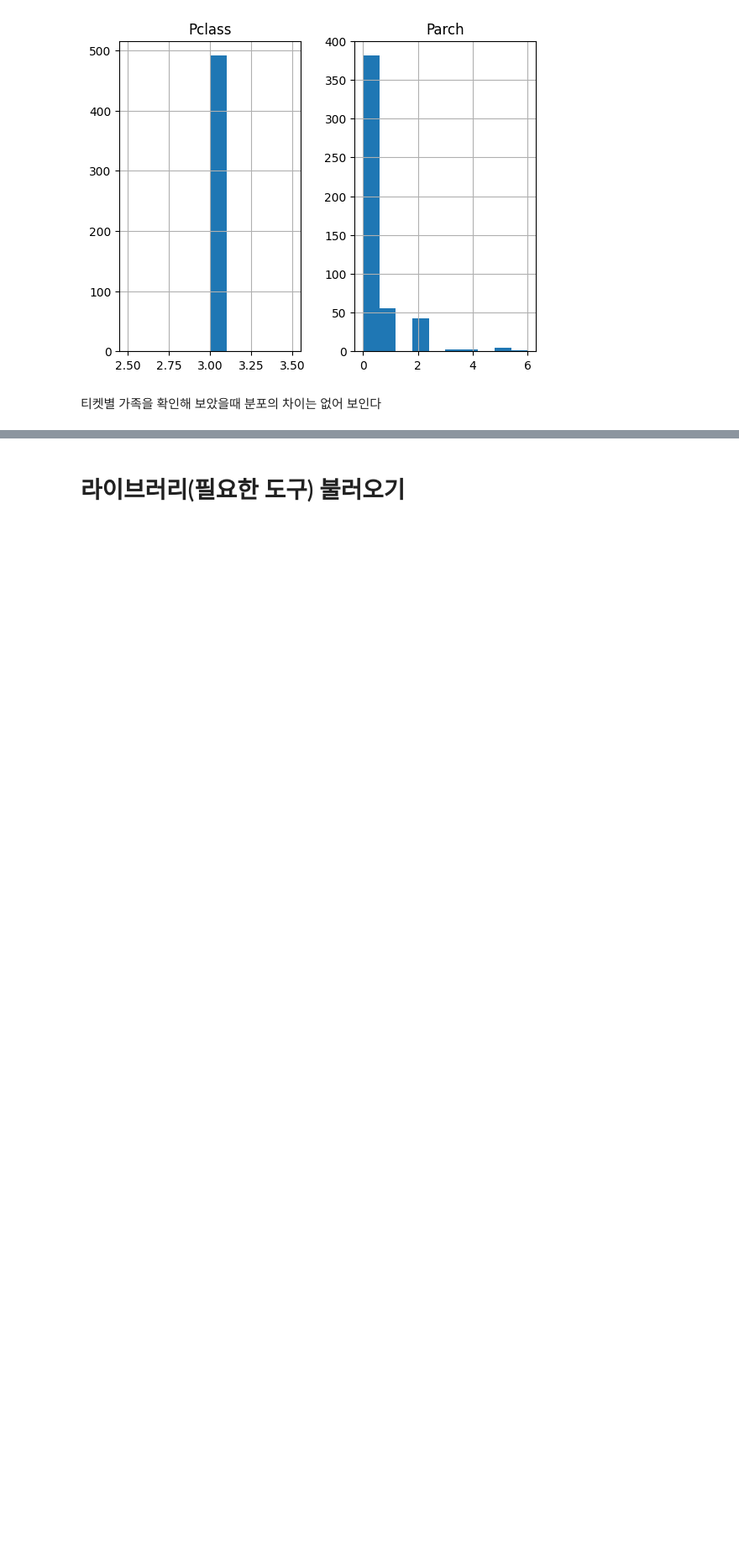
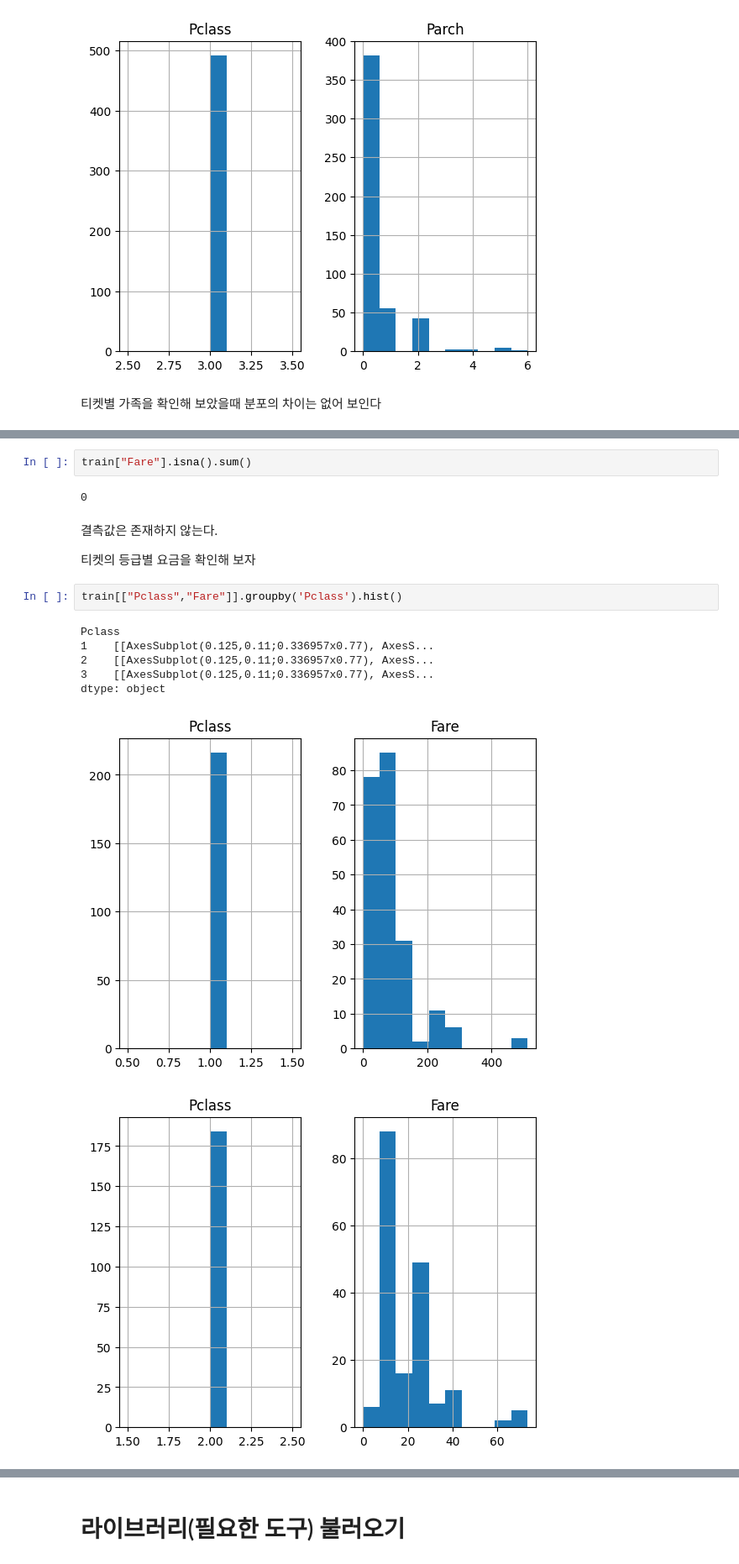
Before and after one commit to sangmandu/2022-DCC, a Jupyter notebook: 타이타닉 생존 예측 대회/EDA+분석.ipynb, the cells around one changed output, grey strips where cells are left out. Shown at 84% size. Drawn from its saved outputs; the diff is of its cells as text; blank space fills up the shorter version.

```diff
--- a/타이타닉 생존 예측 대회/EDA+분석.ipynb
+++ b/타이타닉 생존 예측 대회/EDA+분석.ipynb
@@ -252,0 +263,18 @@ dtype: object
+# %%
+train["Fare"].isna().sum()
+# %% [output]
+0
+# %% [markdown]
+결측값은 존재하지 않는다.
+
+티켓의 등급별 요금을 확인해 보자
+# %%
+train[["Pclass","Fare"]].groupby('Pclass').hist()
+# %% [output]
+Pclass
+1    [[AxesSubplot(0.125,0.11;0.336957x0.77), AxesS...
+2    [[AxesSubplot(0.125,0.11;0.336957x0.77), AxesS...
+3    [[AxesSubplot(0.125,0.11;0.336957x0.77), AxesS...
+dtype: object
+[figure, added]
+[figure, added]
```
Also changed, not shown: parts of 25 cells of this notebook.
